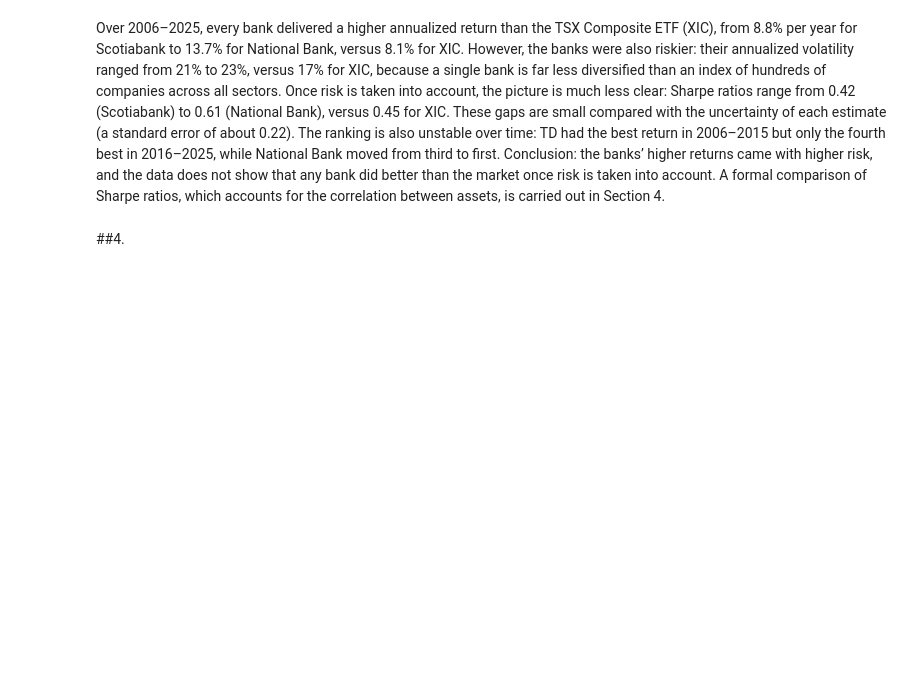
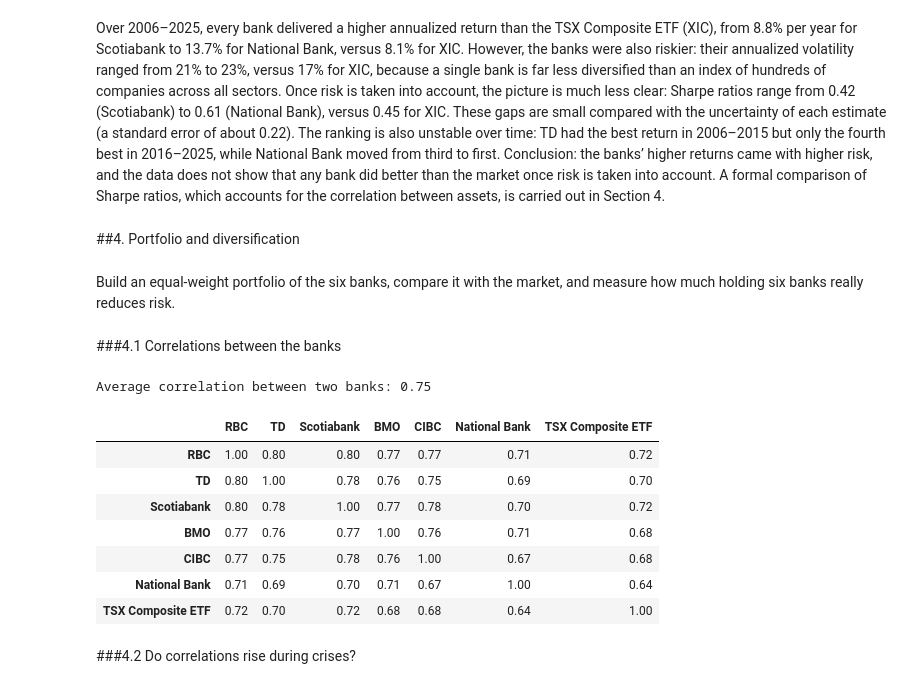
Before and after one commit to quentin-garcia-3b1724235/canadian-banks-portfolio-analysis, a Jupyter notebook: notebooks/canadian_banks_analysis.ipynb, the cells around one changed output. Saved outputs shown, nothing was run; the diff lists cells and outputs as text; code cells hidden in the pictures; blank space fills up the shorter version.

```diff
--- a/notebooks/canadian_banks_analysis.ipynb
+++ b/notebooks/canadian_banks_analysis.ipynb
@@ -507,4 +507,33 @@ dtype: float64
 # %% [markdown]
 Over 2006–2025, every bank delivered a higher annualized return than the TSX Composite ETF (XIC), from 8.8% per year for Scotiabank to 13.7% for National Bank, versus 8.1% for XIC. However, the banks were also riskier: their annualized volatility ranged from 21% to 23%, versus 17% for XIC, because a single bank is far less diversified than an index of hundreds of companies across all sectors. Once risk is taken into account, the picture is much less clear: Sharpe ratios range from 0.42 (Scotiabank) to 0.61 (National Bank), versus 0.45 for XIC. These gaps are small compared with the uncertainty of each estimate (a standard error of about 0.22). The ranking is also unstable over time: TD had the best return in 2006–2015 but only the fourth best in 2016–2025, while National Bank moved from third to first. Conclusion: the banks’ higher returns came with higher risk, and the data does not show that any bank did better than the market once risk is taken into account. A formal comparison of Sharpe ratios, which accounts for the correlation between assets, is carried out in Section 4.
 # %% [markdown]
-##4.
+##4. Portfolio and diversification
+# %% [markdown]
+Build an equal-weight portfolio of the six banks, compare it with the market, and measure how much holding six banks really reduces risk.
+# %% [markdown]
+###4.1 Correlations between the banks
+# %%
+bank_returns = simple_returns[list(TICKERS)]
+
+def average_off_diagonal(corr_matrix):
+    values = corr_matrix.to_numpy()
+    n = values.shape[0]
+    return (values.sum() - n) / (n * (n - 1))
+
+corr = simple_returns.corr().rename(index=NAMES, columns=NAMES)
+avg_corr = average_off_diagonal(bank_returns.corr())
+print(f"Average correlation between two banks: {avg_corr:.2f}")
+
+corr.style.background_gradient(cmap="Blues", axis=None, vmin=0, vmax=1).format("{:.2f}")
+# %% [output]
+Average correlation between two banks: 0.75
+|  | RBC | TD | Scotiabank | BMO | CIBC | National Bank | TSX Composite ETF |
+| RBC | 1.00 | 0.80 | 0.80 | 0.77 | 0.77 | 0.71 | 0.72 |
+| TD | 0.80 | 1.00 | 0.78 | 0.76 | 0.75 | 0.69 | 0.70 |
+| Scotiabank | 0.80 | 0.78 | 1.00 | 0.77 | 0.78 | 0.70 | 0.72 |
+| BMO | 0.77 | 0.76 | 0.77 | 1.00 | 0.76 | 0.71 | 0.68 |
+| CIBC | 0.77 | 0.75 | 0.78 | 0.76 | 1.00 | 0.67 | 0.68 |
+| National Bank | 0.71 | 0.69 | 0.70 | 0.71 | 0.67 | 1.00 | 0.64 |
+| TSX Composite ETF | 0.72 | 0.70 | 0.72 | 0.68 | 0.68 | 0.64 | 1.00 |
+# %% [markdown]
+###4.2 Do correlations rise during crises?
```
Also changed, not shown: parts of 21 cells of this notebook.
